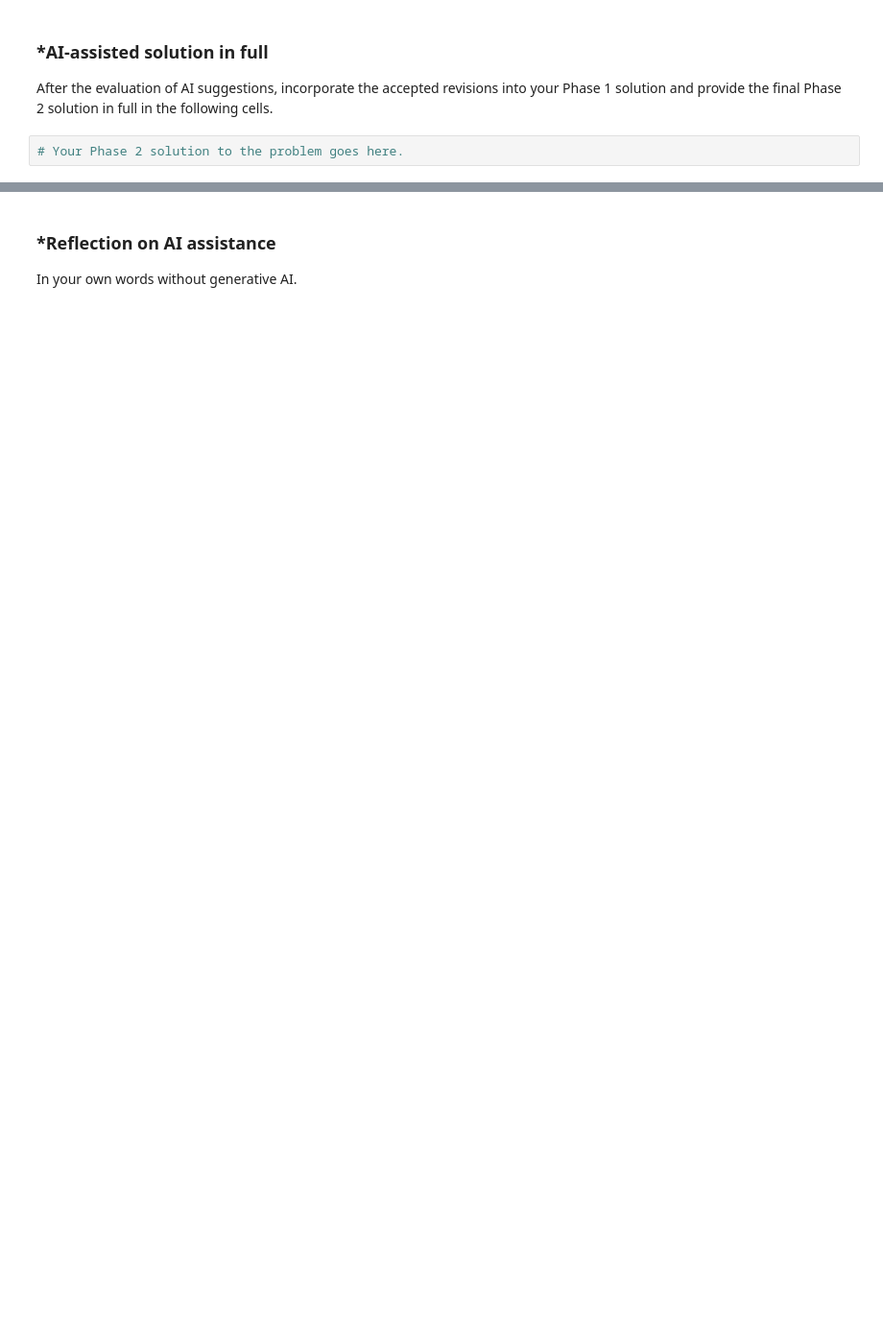
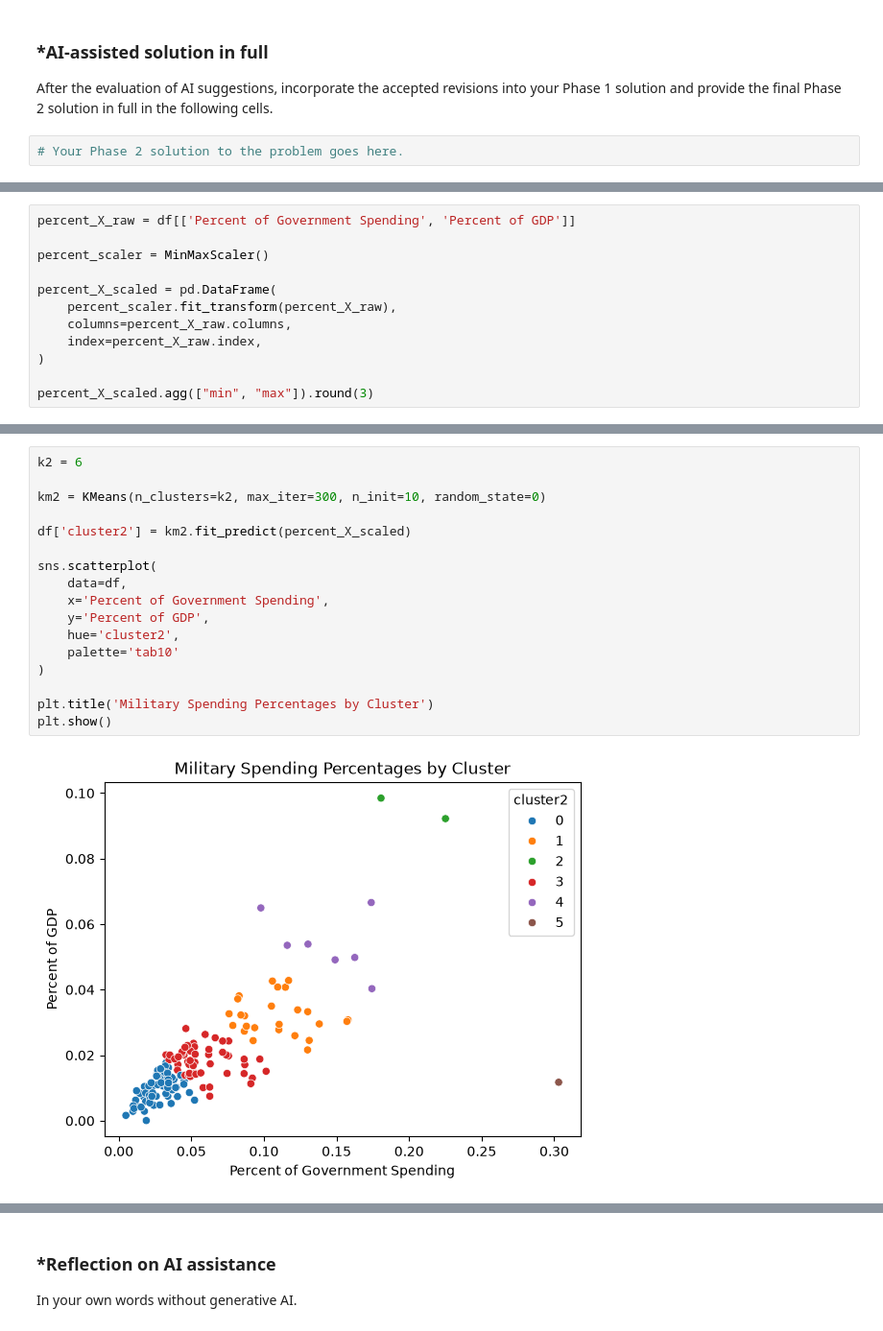
Before and after one commit to ksun3412/A04-clustering, a Jupyter notebook: notebook.ipynb, the cells around one changed output, grey strips where cells are left out. Shown at 96% size. Cells and saved outputs as stored; diff of their text form; blank space fills up the shorter version.

```diff
--- a/notebook.ipynb
+++ b/notebook.ipynb
@@ -603,0 +777,12 @@ After the evaluation of AI suggestions, incorporate the accepted revisions into
+# %%
+percent_X_raw = df[['Percent of Government Spending', 'Percent of GDP']]
+
+percent_scaler = MinMaxScaler()
+
+percent_X_scaled = pd.DataFrame(
+    percent_scaler.fit_transform(percent_X_raw),
+    columns=percent_X_raw.columns,
+    index=percent_X_raw.index,
+)
+
+percent_X_scaled.agg(["min", "max"]).round(3)
@@ -603,0 +809,19 @@ After the evaluation of AI suggestions, incorporate the accepted revisions into
+# %%
+k2 = 6
+
+km2 = KMeans(n_clusters=k2, max_iter=300, n_init=10, random_state=0)
+
+df['cluster2'] = km2.fit_predict(percent_X_scaled)
+
+sns.scatterplot(
+    data=df,
+    x='Percent of Government Spending',
+    y='Percent of GDP',
+    hue='cluster2',
+    palette='tab10'
+)
+
+plt.title('Military Spending Percentages by Cluster')
+plt.show()
+# %% [output]
+[figure, added]
```
Also changed, not shown: parts of 23 cells of this notebook.
